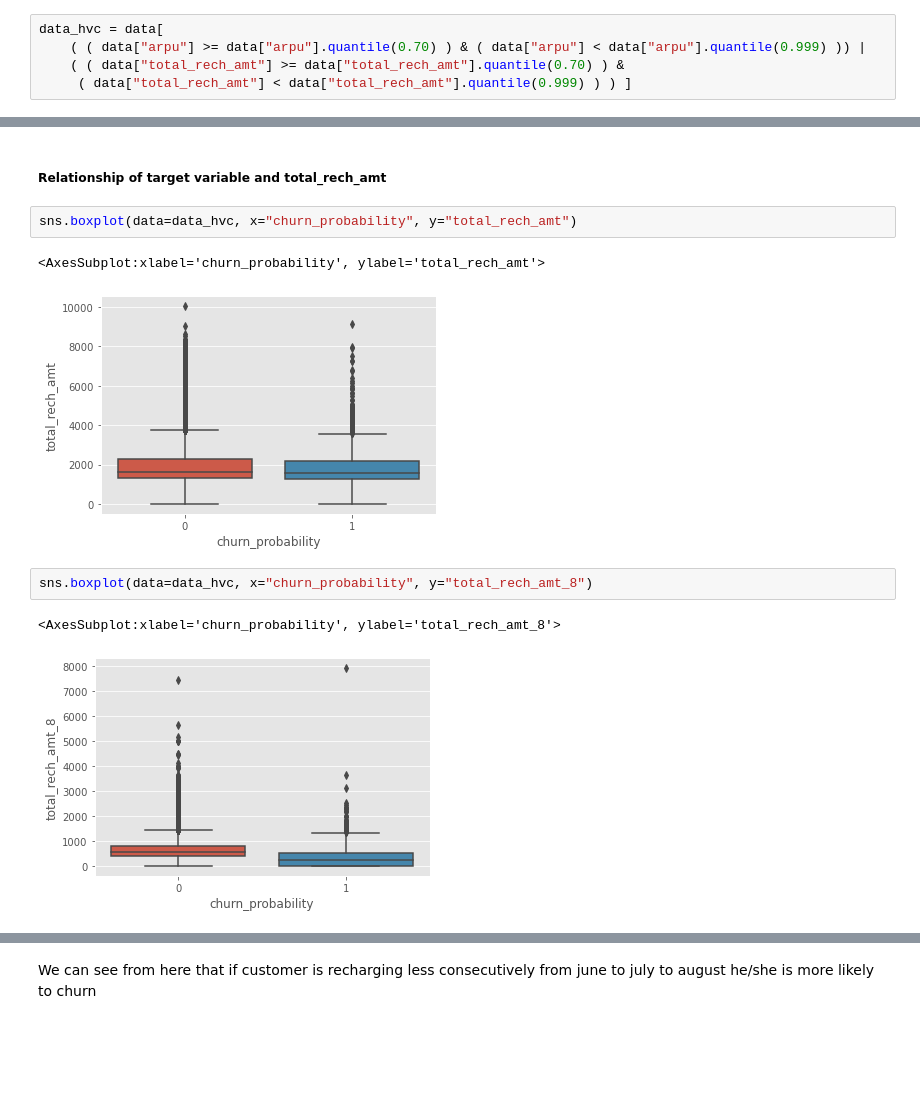
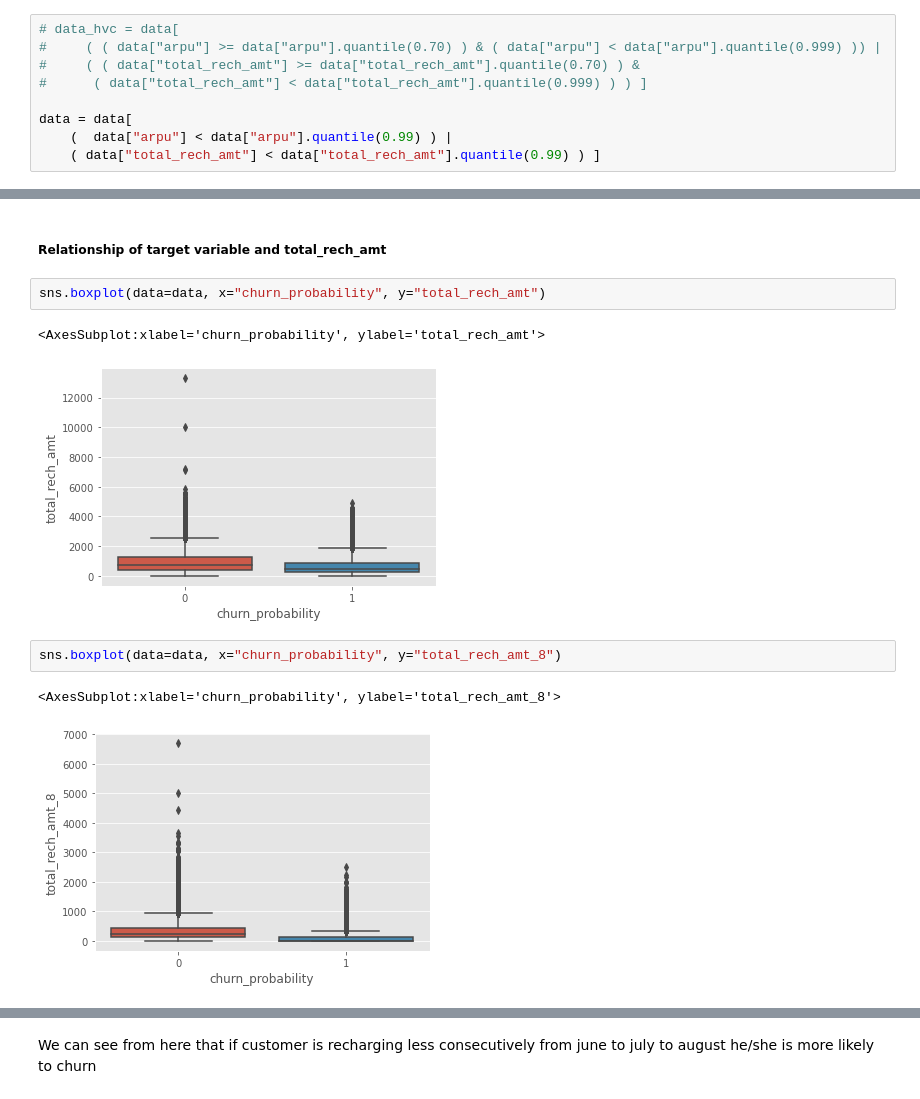
Before and after one commit to jawad360/epgp-course-casestudy-telecom-churn, a Jupyter notebook: submission.ipynb, the cells around one changed output, grey strips where cells are left out. Cells and saved outputs as stored; diff of their text form; blank space fills up the shorter version.

```diff
--- a/submission.ipynb
+++ b/submission.ipynb
@@ -226,8 +226,12 @@ data["total_mou"] = data["onnet_mou_6"] + data["onnet_mou_7"] + data["onnet_mou_
 # %% [markdown]
 ##### Create High Value Customer data frame based on above two columns
 # %%
-data_hvc = data[
-    ( ( data["arpu"] >= data["arpu"].quantile(0.70) ) & ( data["arpu"] < data["arpu"].quantile(0.999) )) |
-    ( ( data["total_rech_amt"] >= data["total_rech_amt"].quantile(0.70) ) &
-     ( data["total_rech_amt"] < data["total_rech_amt"].quantile(0.999) ) ) ]
+# data_hvc = data[
+#     ( ( data["arpu"] >= data["arpu"].quantile(0.70) ) & ( data["arpu"] < data["arpu"].quantile(0.999) )) |
+#     ( ( data["total_rech_amt"] >= data["total_rech_amt"].quantile(0.70) ) &
+#      ( data["total_rech_amt"] < data["total_rech_amt"].quantile(0.999) ) ) ]
+
+data = data[
+    (  data["arpu"] < data["arpu"].quantile(0.99) ) |
+    ( data["total_rech_amt"] < data["total_rech_amt"].quantile(0.99) ) ]
 # %%
@@ -265,13 +269,13 @@ The distribution of churn and not churn is clearly not equally distributed
 # %% [markdown]
 ##### Relationship of target variable and total_rech_amt
 # %%
-sns.boxplot(data=data_hvc, x="churn_probability", y="total_rech_amt")
+sns.boxplot(data=data, x="churn_probability", y="total_rech_amt")
 # %% [output]
 <AxesSubplot:xlabel='churn_probability', ylabel='total_rech_amt'>
-[figure, old version]
+[figure, new version]
 # %%
-sns.boxplot(data=data_hvc, x="churn_probability", y="total_rech_amt_8")
+sns.boxplot(data=data, x="churn_probability", y="total_rech_amt_8")
 # %% [output]
 <AxesSubplot:xlabel='churn_probability', ylabel='total_rech_amt_8'>
-[figure, old version]
+[figure, new version]
 # %%
```
Also changed, not shown: parts of 73 cells of this notebook.
